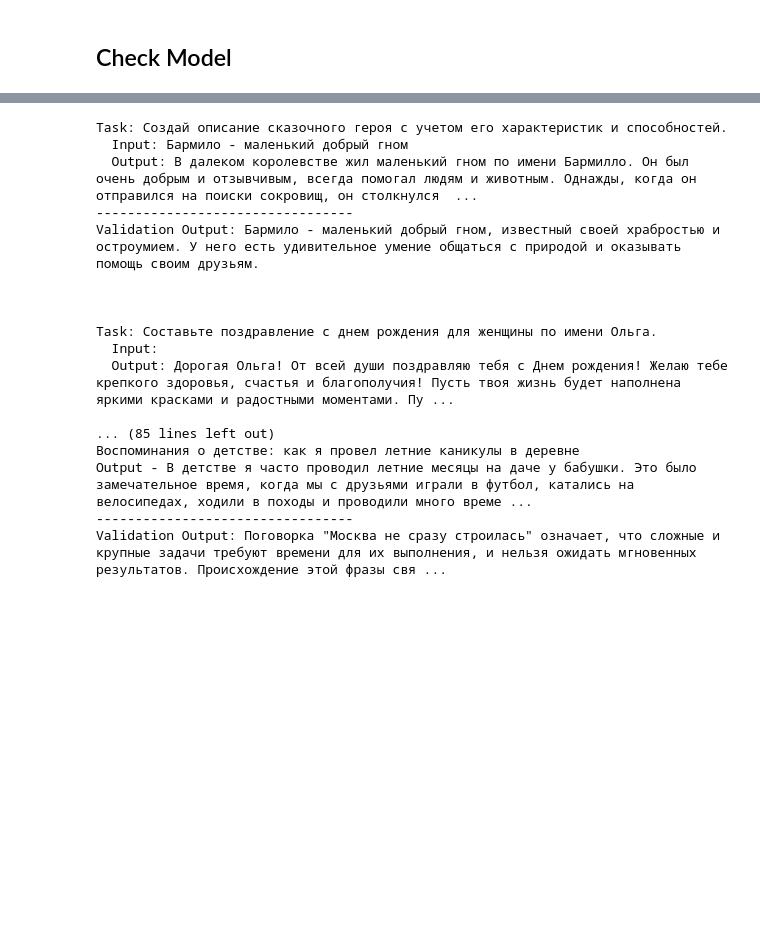
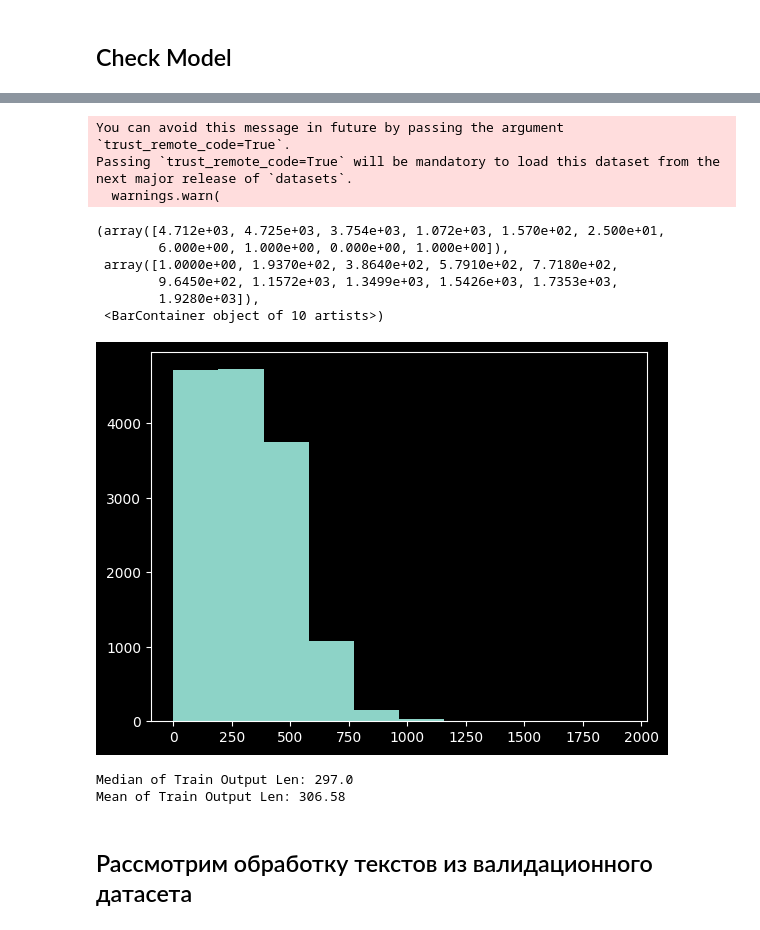
Before and after one commit to imthatmage/Telegram-Assistance-Bot, a Jupyter notebook: training_notebooks/rugptlarge_lm_qlora_training.ipynb, the cells around one changed output, grey strips where cells are left out. Cells and saved outputs as stored; diff of their text form; code cells hidden in the pictures; blank space fills up the shorter version.

```diff
--- a/training_notebooks/rugptlarge_lm_qlora_training.ipynb
+++ b/training_notebooks/rugptlarge_lm_qlora_training.ipynb
@@ -391,47 +312,0 @@ generation_params = {
-# %%
-for _ in range(10):
-  i = np.random.randint(len(val_data))
-  prompt = f"""
-  Task: {val_data["instruction"][i]}
-  Input: {val_data["input"][i]}
-  Output:
-  """.strip()
-
-  original_prompt = f"""
-  Task: {val_data["instruction"][i]}
-  Input: {val_data["input"][i]}
-  Output: {val_data["output"][i]}
-  """.strip()
-
-  device = "cuda:0"
-  encoding = tokenizer(prompt, return_tensors="pt").to(device)
-  with torch.inference_mode():
-    outputs = model.generate(
-        input_ids = encoding.input_ids,
-        attention_mask = encoding.attention_mask,
-        **generation_params,
-  )
-  pred_text = tokenizer.decode(outputs[0], skip_special_tokens=True)
-  # sequence_start = pred_text.find("Output: ") + 8
-  print(pred_text)
-  print("---------------------------------")
-  print("Validation Output: " + val_data["output"][i])
-  print("\n\n")
-# %% [output]
-Task: Создай описание сказочного героя с учетом его характеристик и способностей.
-  Input: Бармило - маленький добрый гном
-  Output: В далеком королевстве жил маленький гном по имени Бармилло. Он был очень добрым и отзывчивым, всегда помогал людям и животным. Однажды, когда он отправился на поиски сокровищ, он столкнулся  ...
----------------------------------
-Validation Output: Бармило - маленький добрый гном, известный своей храбростью и остроумием. У него есть удивительное умение общаться с природой и оказывать помощь своим друзьям.
-
-
-
-Task: Составьте поздравление с днем рождения для женщины по имени Ольга.
-  Input:
-  Output: Дорогая Ольга! От всей души поздравляю тебя с Днем рождения! Желаю тебе крепкого здоровья, счастья и благополучия! Пусть твоя жизнь будет наполнена яркими красками и радостными моментами. Пу ...
-
-... (85 lines left out)
-Воспоминания о детстве: как я провел летние каникулы в деревне
-Output - В детстве я часто проводил летние месяцы на даче у бабушки. Это было замечательное время, когда мы с друзьями играли в футбол, катались на велосипедах, ходили в походы и проводили много време ...
----------------------------------
-Validation Output: Поговорка "Москва не сразу строилась" означает, что сложные и крупные задачи требуют времени для их выполнения, и нельзя ожидать мгновенных результатов. Происхождение этой фразы свя ...
@@ -439,0 +370,27 @@ Validation Output: Поговорка "Москва не сразу строил
+# %%
+data = load_dataset("lksy/ru_instruct_gpt4", split="train")
+data = data.train_test_split(test_size=0.04)
+# %% [output]
+You can avoid this message in future by passing the argument `trust_remote_code=True`.
+Passing `trust_remote_code=True` will be mandatory to load this dataset from the next major release of `datasets`.
+  warnings.warn(
+# %%
+output_len = []
+
+for i in range(len(data['train'])):
+    output_len.append(len(data['train']["output"][i]))
+plt.hist(output_len)
+# %% [output]
+(array([4.712e+03, 4.725e+03, 3.754e+03, 1.072e+03, 1.570e+02, 2.500e+01,
+        6.000e+00, 1.000e+00, 0.000e+00, 1.000e+00]),
+ array([1.0000e+00, 1.9370e+02, 3.8640e+02, 5.7910e+02, 7.7180e+02,
+        9.6450e+02, 1.1572e+03, 1.3499e+03, 1.5426e+03, 1.7353e+03,
+        1.9280e+03]),
+ <BarContainer object of 10 artists>)
+[figure, added]
+# %%
+print(f"Median of Train Output Len: {np.median(output_len)}")
+print(f"Mean of Train Output Len: {np.mean(output_len):.2f}")
+# %% [output]
+Median of Train Output Len: 297.0
+Mean of Train Output Len: 306.58
@@ -439,0 +407,2 @@ Validation Output: Поговорка "Москва не сразу строил
+# %% [markdown]
+## Рассмотрим обработку текстов из валидационного датасета
```
Also changed, not shown: parts of 27 cells of this notebook, 1 other file.
